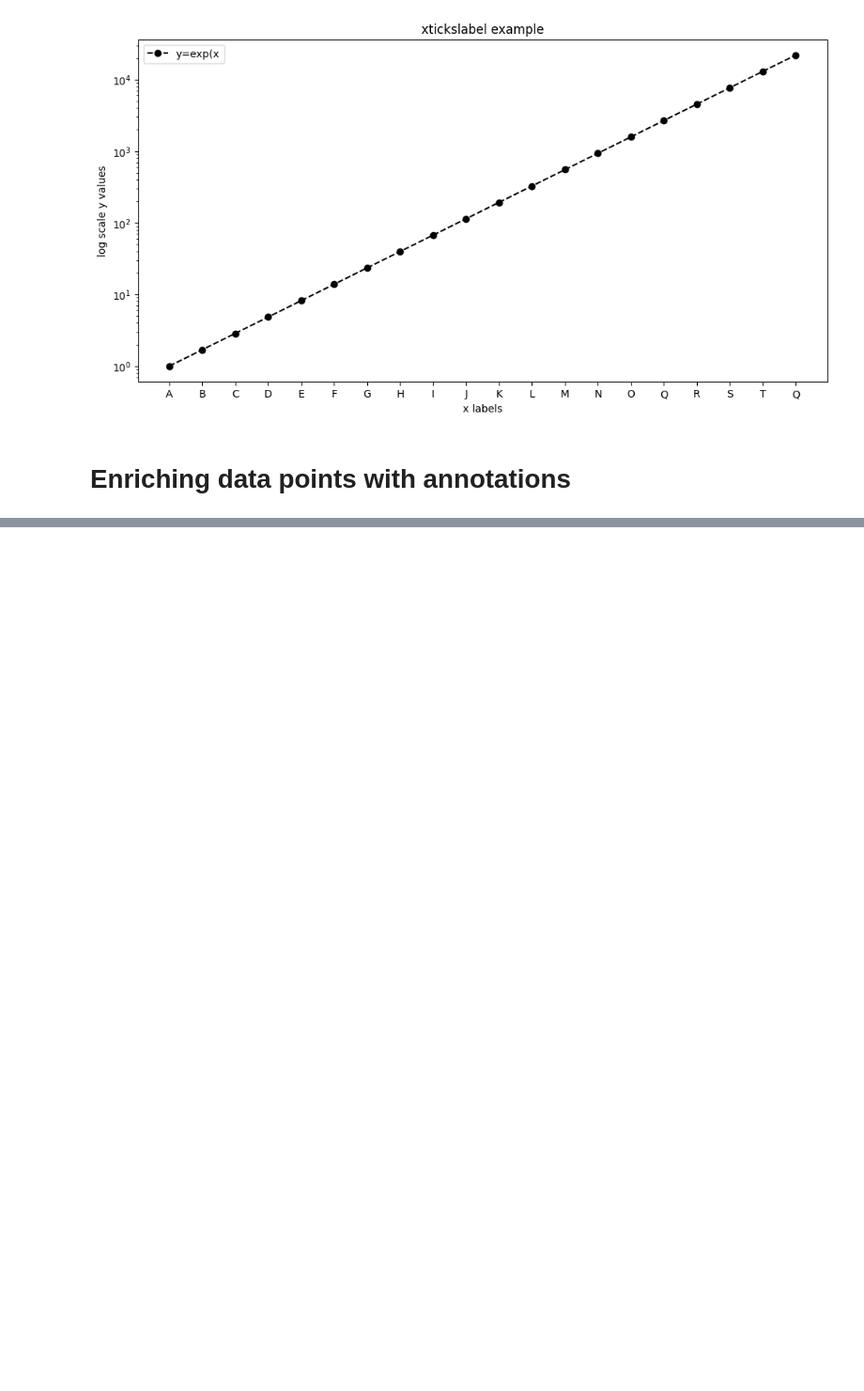
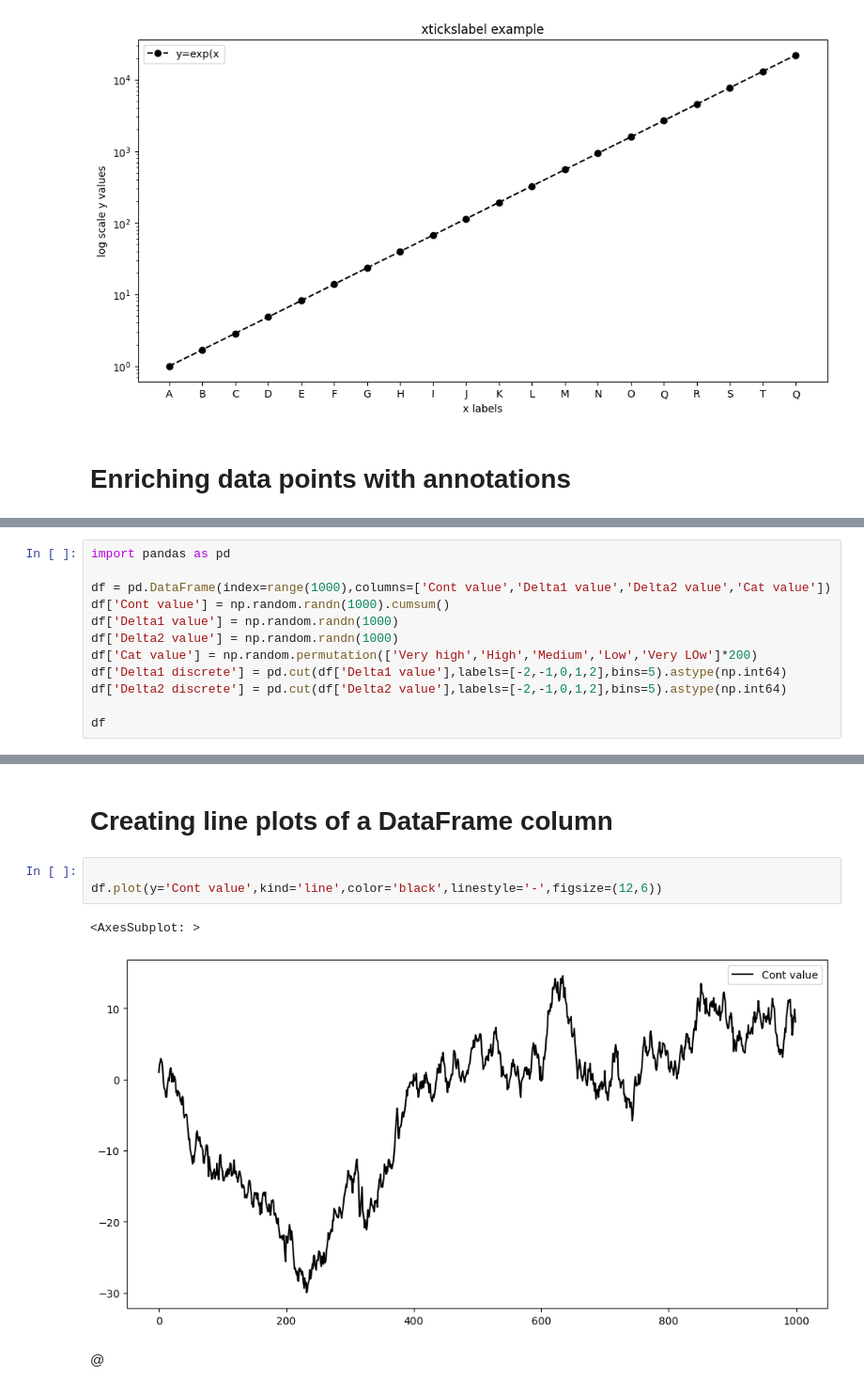
Before and after one commit to Jeffery77/Algo-Trading-Basics, a Jupyter notebook: chapter5/dataVIsualization.ipynb, the cells around one changed output, grey strips where cells are left out. Shown: that part at 94% size. Saved outputs shown, nothing was run; the diff lists cells and outputs as text; blank space fills up the shorter version.

```diff
--- a/chapter5/dataVIsualization.ipynb
+++ b/chapter5/dataVIsualization.ipynb
@@ -151,0 +207,12 @@ fig
+# %%
+import pandas as pd
+
+df = pd.DataFrame(index=range(1000),columns=['Cont value','Delta1 value','Delta2 value','Cat value'])
+df['Cont value'] = np.random.randn(1000).cumsum()
+df['Delta1 value'] = np.random.randn(1000)
+df['Delta2 value'] = np.random.randn(1000)
+df['Cat value'] = np.random.permutation(['Very high','High','Medium','Low','Very LOw']*200)
+df['Delta1 discrete'] = pd.cut(df['Delta1 value'],labels=[-2,-1,0,1,2],bins=5).astype(np.int64)
+df['Delta2 discrete'] = pd.cut(df['Delta2 value'],labels=[-2,-1,0,1,2],bins=5).astype(np.int64)
+
+df
@@ -151,0 +233,10 @@ fig
+# %% [markdown]
+# Creating line plots of a DataFrame column
+# %%
+
+df.plot(y='Cont value',kind='line',color='black',linestyle='-',figsize=(12,6))
+# %% [output]
+<AxesSubplot: >
+[figure, added]
+# %% [markdown]
+@
```
Also changed, not shown: parts of 10 cells of this notebook, 1 other file.
